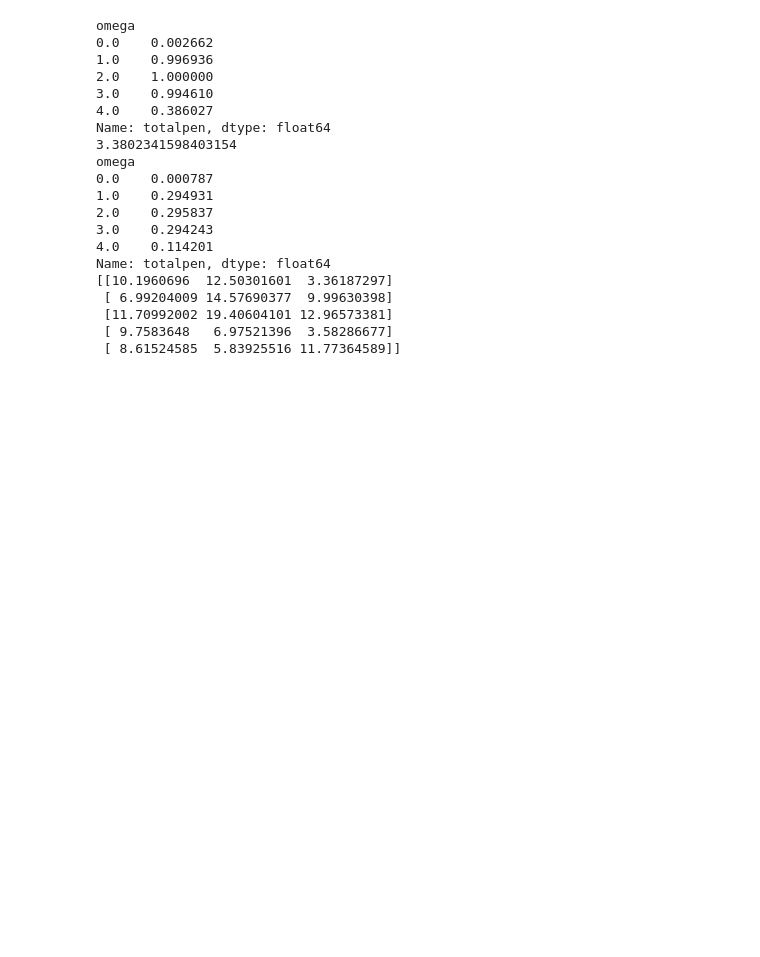
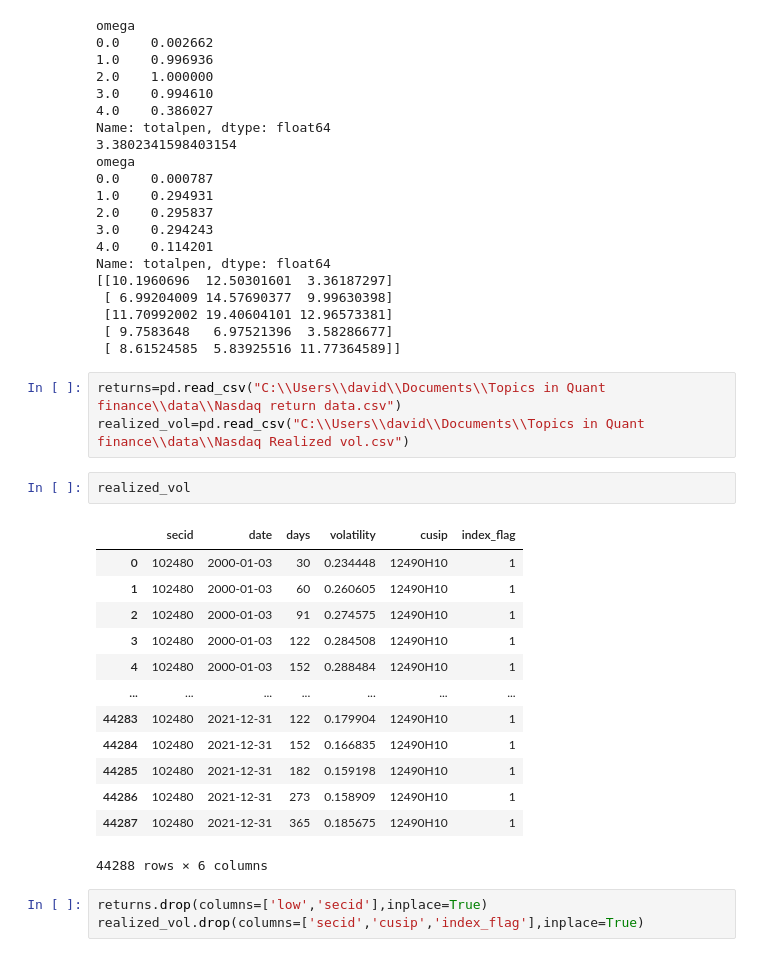
Before and after one commit to DavidMal101/Topics-in-Quant-Finance, a Jupyter notebook: Topics in Quant Finance.ipynb, the cells around one changed output. Saved outputs shown, nothing was run; the diff lists cells and outputs as text; blank space fills up the shorter version.

```diff
--- a/Topics in Quant Finance.ipynb
+++ b/Topics in Quant Finance.ipynb
@@ -773,3 +771,25 @@ Name: totalpen, dtype: float64
  [11.70992002 19.40604101 12.96573381]
  [ 9.7583648   6.97521396  3.58286677]
  [ 8.61524585  5.83925516 11.77364589]]
+# %%
+returns=pd.read_csv("C:\\Users\\david\\Documents\\Topics in Quant finance\\data\\Nasdaq return data.csv")
+realized_vol=pd.read_csv("C:\\Users\\david\\Documents\\Topics in Quant finance\\data\\Nasdaq Realized vol.csv")
+# %%
+realized_vol
+# %% [output]
+|  | secid | date | days | volatility | cusip | index_flag |
+| 0 | 102480 | 2000-01-03 | 30 | 0.234448 | 12490H10 | 1 |
+| 1 | 102480 | 2000-01-03 | 60 | 0.260605 | 12490H10 | 1 |
+| 2 | 102480 | 2000-01-03 | 91 | 0.274575 | 12490H10 | 1 |
+| 3 | 102480 | 2000-01-03 | 122 | 0.284508 | 12490H10 | 1 |
+| 4 | 102480 | 2000-01-03 | 152 | 0.288484 | 12490H10 | 1 |
+| ... | ... | ... | ... | ... | ... | ... |
+| 44283 | 102480 | 2021-12-31 | 122 | 0.179904 | 12490H10 | 1 |
+| 44284 | 102480 | 2021-12-31 | 152 | 0.166835 | 12490H10 | 1 |
+| 44285 | 102480 | 2021-12-31 | 182 | 0.159198 | 12490H10 | 1 |
+| 44286 | 102480 | 2021-12-31 | 273 | 0.158909 | 12490H10 | 1 |
+| 44287 | 102480 | 2021-12-31 | 365 | 0.185675 | 12490H10 | 1 |
+44288 rows × 6 columns
+# %%
+returns.drop(columns=['low','secid'],inplace=True)
+realized_vol.drop(columns=['secid','cusip','index_flag'],inplace=True)
```
Also changed, not shown: parts of 40 cells of this notebook.
